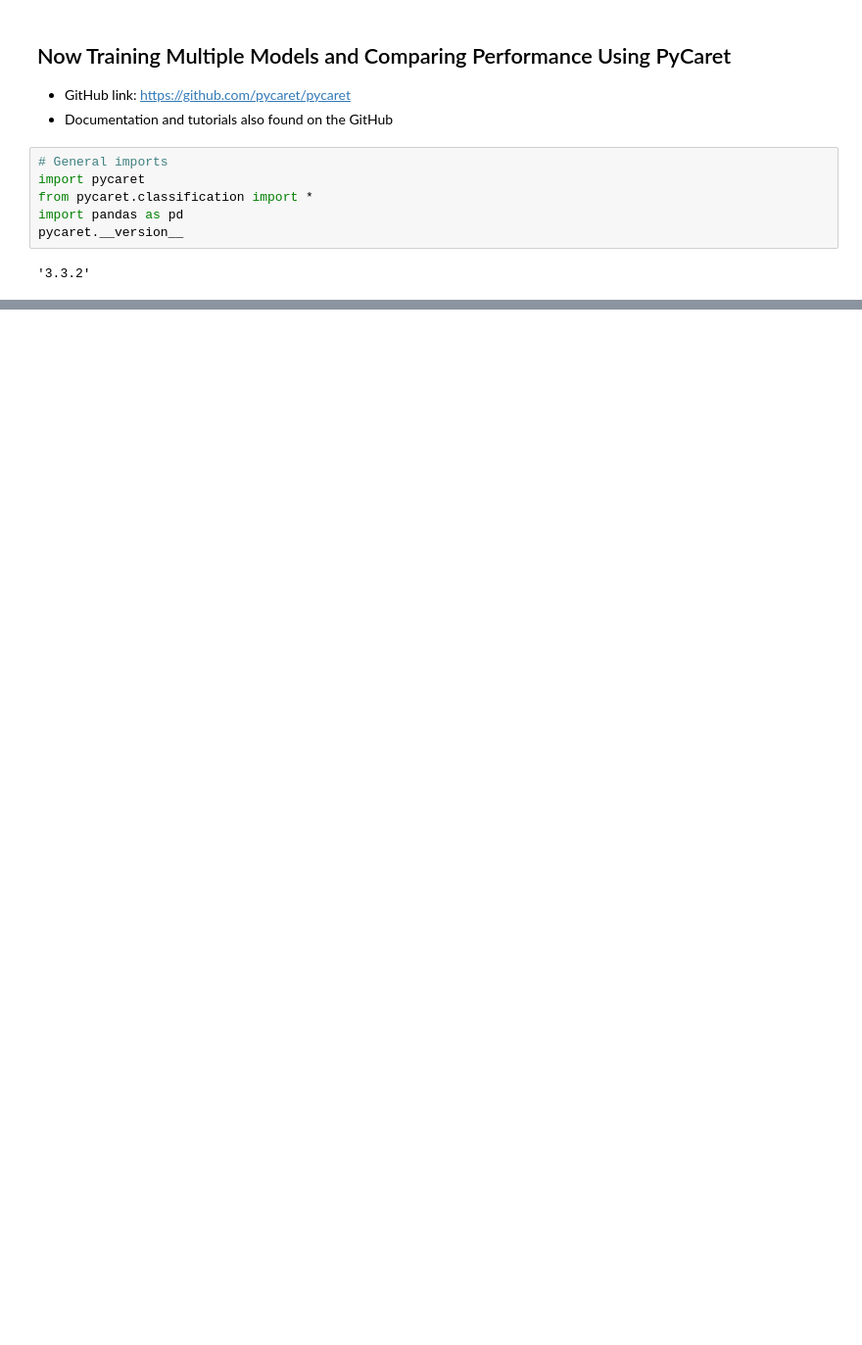
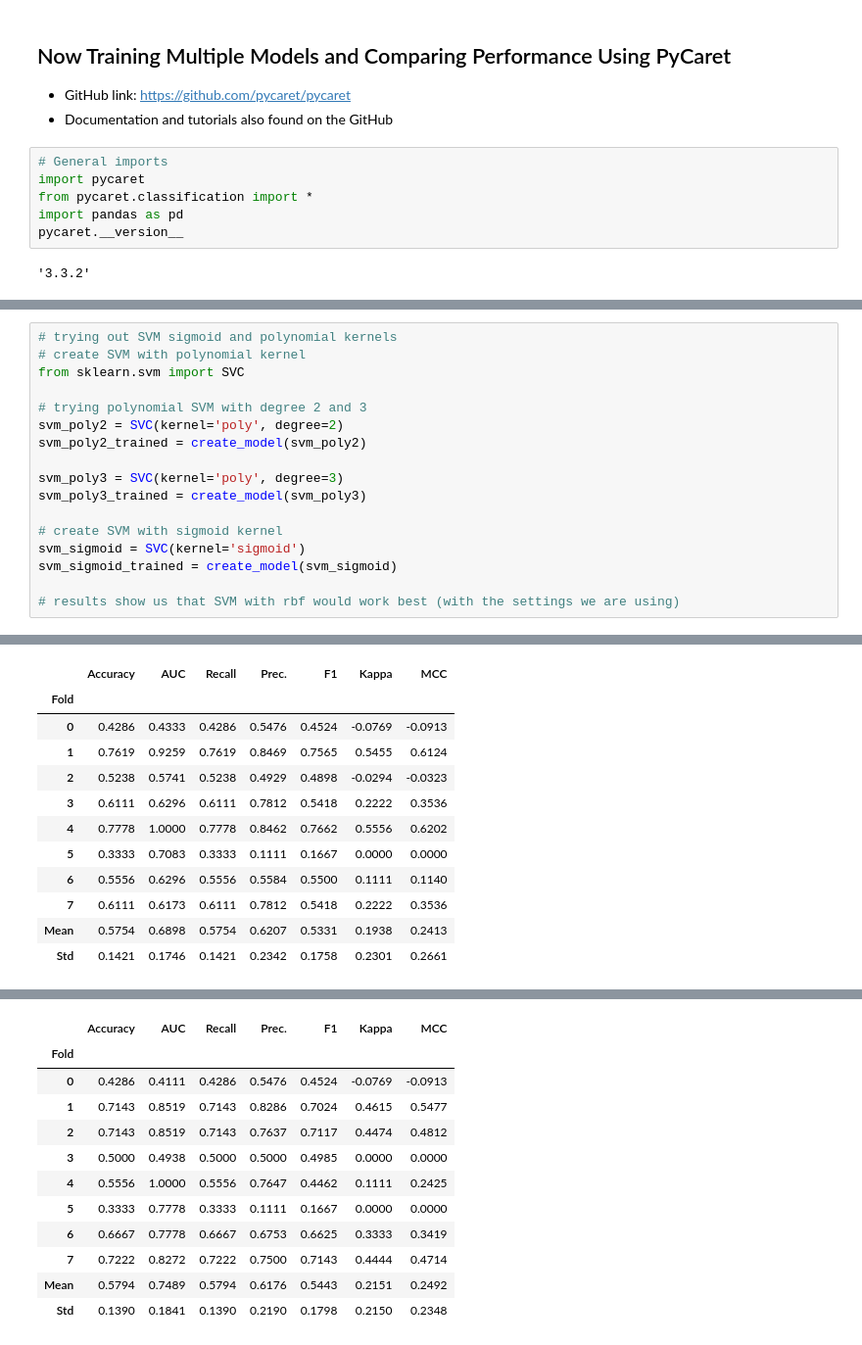
Before and after one commit to pmagbor/ds9000_project, a Jupyter notebook: 04_training_models.ipynb, the cells around one changed output, grey strips where cells are left out. Shown at 98% size. Drawn from its saved outputs; the diff is of its cells as text; blank space fills up the shorter version.

```diff
--- a/04_training_models.ipynb
+++ b/04_training_models.ipynb
@@ -110,0 +136,18 @@ best = compare_models()
+# %%
+# trying out SVM sigmoid and polynomial kernels
+# create SVM with polynomial kernel
+from sklearn.svm import SVC
+
+# trying polynomial SVM with degree 2 and 3
+svm_poly2 = SVC(kernel='poly', degree=2)
+svm_poly2_trained = create_model(svm_poly2)
+
+svm_poly3 = SVC(kernel='poly', degree=3)
+svm_poly3_trained = create_model(svm_poly3)
+
+# create SVM with sigmoid kernel
+svm_sigmoid = SVC(kernel='sigmoid')
+svm_sigmoid_trained = create_model(svm_sigmoid)
+
+# results show us that SVM with rbf would work best (with the settings we are using)
+# %% [output]
@@ -110,0 +155,12 @@ best = compare_models()
+|  | Accuracy | AUC | Recall | Prec. | F1 | Kappa | MCC |
+| Fold |  |  |  |  |  |  |  |
+| 0 | 0.4286 | 0.4333 | 0.4286 | 0.5476 | 0.4524 | -0.0769 | -0.0913 |
+| 1 | 0.7619 | 0.9259 | 0.7619 | 0.8469 | 0.7565 | 0.5455 | 0.6124 |
+| 2 | 0.5238 | 0.5741 | 0.5238 | 0.4929 | 0.4898 | -0.0294 | -0.0323 |
+| 3 | 0.6111 | 0.6296 | 0.6111 | 0.7812 | 0.5418 | 0.2222 | 0.3536 |
+| 4 | 0.7778 | 1.0000 | 0.7778 | 0.8462 | 0.7662 | 0.5556 | 0.6202 |
+| 5 | 0.3333 | 0.7083 | 0.3333 | 0.1111 | 0.1667 | 0.0000 | 0.0000 |
+| 6 | 0.5556 | 0.6296 | 0.5556 | 0.5584 | 0.5500 | 0.1111 | 0.1140 |
+| 7 | 0.6111 | 0.6173 | 0.6111 | 0.7812 | 0.5418 | 0.2222 | 0.3536 |
+| Mean | 0.5754 | 0.6898 | 0.5754 | 0.6207 | 0.5331 | 0.1938 | 0.2413 |
+| Std | 0.1421 | 0.1746 | 0.1421 | 0.2342 | 0.1758 | 0.2301 | 0.2661 |
@@ -110,0 +169,12 @@ best = compare_models()
+|  | Accuracy | AUC | Recall | Prec. | F1 | Kappa | MCC |
+| Fold |  |  |  |  |  |  |  |
+| 0 | 0.4286 | 0.4111 | 0.4286 | 0.5476 | 0.4524 | -0.0769 | -0.0913 |
+| 1 | 0.7143 | 0.8519 | 0.7143 | 0.8286 | 0.7024 | 0.4615 | 0.5477 |
+| 2 | 0.7143 | 0.8519 | 0.7143 | 0.7637 | 0.7117 | 0.4474 | 0.4812 |
+| 3 | 0.5000 | 0.4938 | 0.5000 | 0.5000 | 0.4985 | 0.0000 | 0.0000 |
+| 4 | 0.5556 | 1.0000 | 0.5556 | 0.7647 | 0.4462 | 0.1111 | 0.2425 |
+| 5 | 0.3333 | 0.7778 | 0.3333 | 0.1111 | 0.1667 | 0.0000 | 0.0000 |
+| 6 | 0.6667 | 0.7778 | 0.6667 | 0.6753 | 0.6625 | 0.3333 | 0.3419 |
+| 7 | 0.7222 | 0.8272 | 0.7222 | 0.7500 | 0.7143 | 0.4444 | 0.4714 |
+| Mean | 0.5794 | 0.7489 | 0.5794 | 0.6176 | 0.5443 | 0.2151 | 0.2492 |
+| Std | 0.1390 | 0.1841 | 0.1390 | 0.2190 | 0.1798 | 0.2150 | 0.2348 |
```
Also changed, not shown: parts of 13 cells of this notebook.
